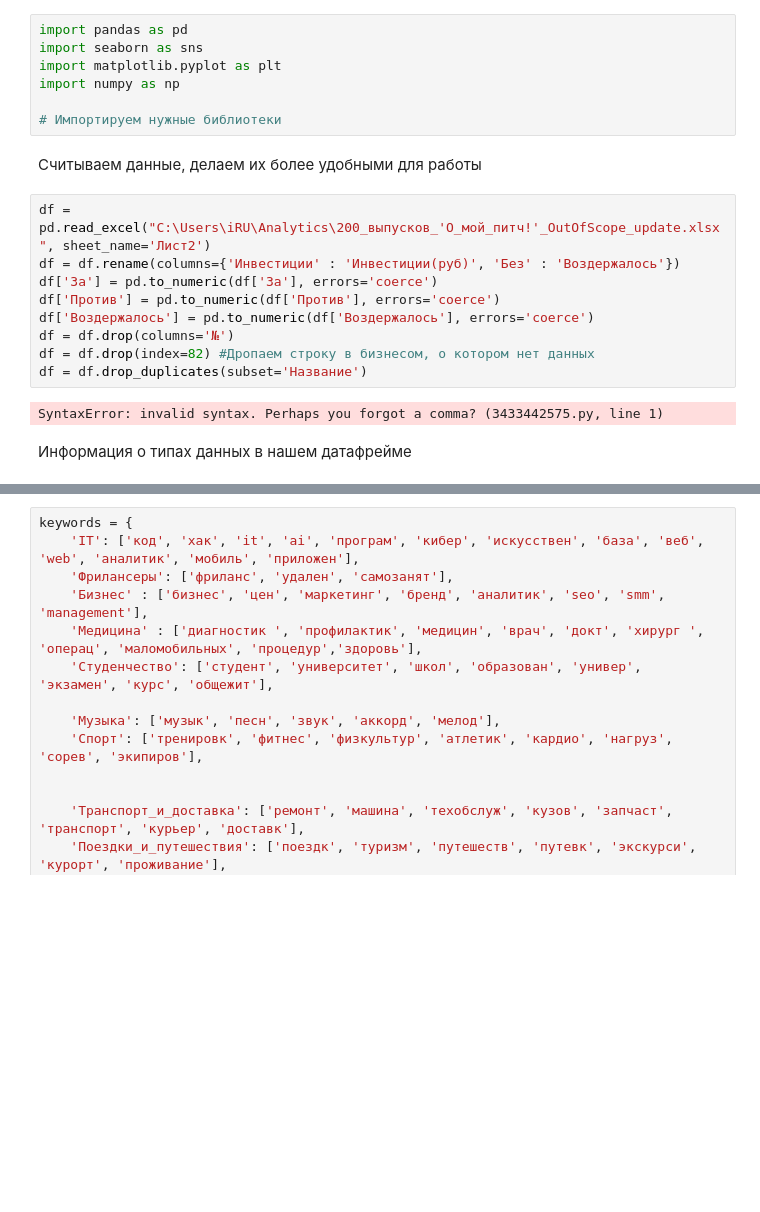
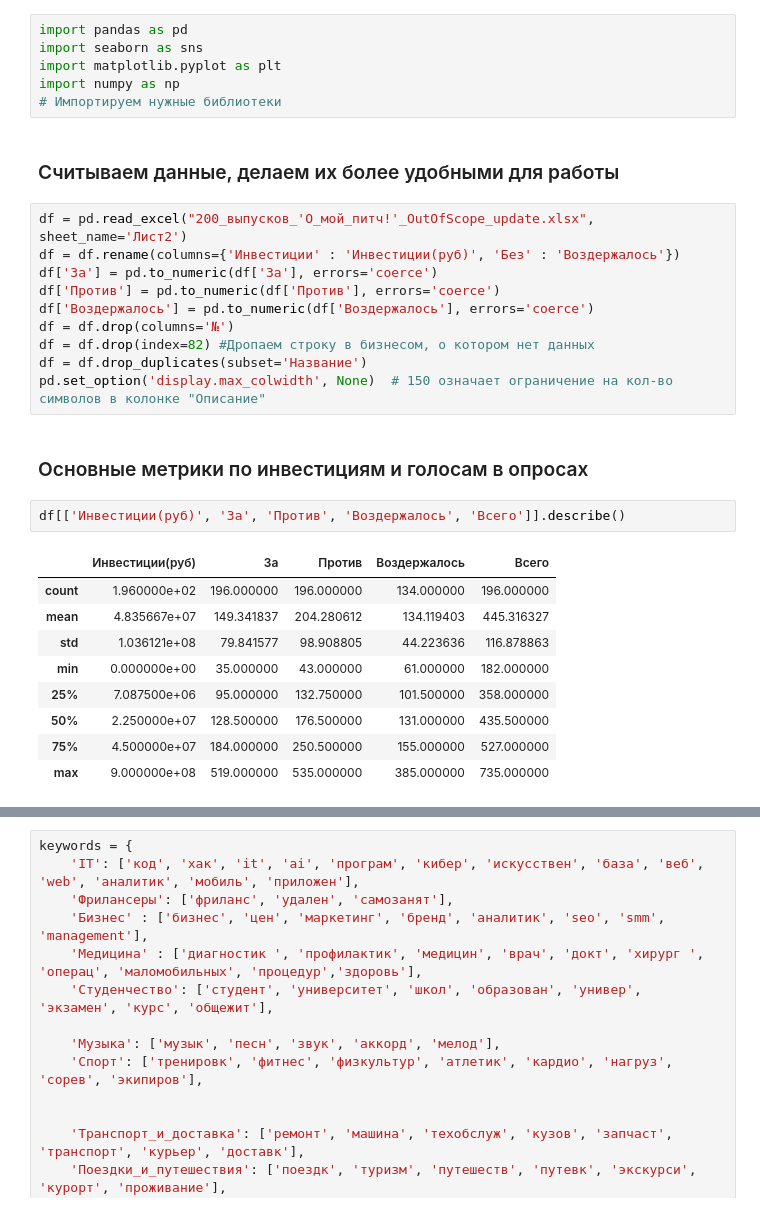
Before and after one commit to panchill/Startup-analytics, a Jupyter notebook: Startup_analytics.ipynb, the cells around one changed output, grey strips where cells are left out. Cells and saved outputs as stored; diff of their text form; blank space fills up the shorter version.

```diff
--- a/Startup_analytics.ipynb
+++ b/Startup_analytics.ipynb
@@ -3,12 +3,11 @@ import pandas as pd
 import seaborn as sns
 import matplotlib.pyplot as plt
 import numpy as np
-
 # Импортируем нужные библиотеки
 # %% [markdown]
-Считываем данные, делаем их более удобными для работы
+### Считываем данные, делаем их более удобными для работы
 # %%
-df = pd.read_excel("C:\Users\iRU\Analytics\200_выпусков_'О_мой_питч!'_OutOfScope_update.xlsx", sheet_name='Лист2')
+df = pd.read_excel("200_выпусков_'О_мой_питч!'_OutOfScope_update.xlsx", sheet_name='Лист2')
 df = df.rename(columns={'Инвестиции' : 'Инвестиции(руб)', 'Без' : 'Воздержалось'})
 df['За'] = pd.to_numeric(df['За'], errors='coerce')
 df['Против'] = pd.to_numeric(df['Против'], errors='coerce')
@@ -16,8 +15,19 @@ df['Воздержалось'] = pd.to_numeric(df['Воздержалось'], e
 df = df.drop(columns='№')
 df = df.drop(index=82) #Дропаем строку в бизнесом, о котором нет данных
 df = df.drop_duplicates(subset='Название')
+pd.set_option('display.max_colwidth', None)  # 150 означает ограничение на кол-во символов в колонке "Описание"
-# %% [output]
-SyntaxError: invalid syntax. Perhaps you forgot a comma? (3433442575.py, line 1)
-# %% [markdown]
-Информация о типах данных в нашем датафрейме
+# %% [markdown]
+### Основные метрики по инвестициям и голосам в опросах
+# %%
+df[['Инвестиции(руб)', 'За', 'Против', 'Воздержалось', 'Всего']].describe()
+# %% [output]
+|  | Инвестиции(руб) | За | Против | Воздержалось | Всего |
+| count | 1.960000e+02 | 196.000000 | 196.000000 | 134.000000 | 196.000000 |
+| mean | 4.835667e+07 | 149.341837 | 204.280612 | 134.119403 | 445.316327 |
+| std | 1.036121e+08 | 79.841577 | 98.908805 | 44.223636 | 116.878863 |
+| min | 0.000000e+00 | 35.000000 | 43.000000 | 61.000000 | 182.000000 |
+| 25% | 7.087500e+06 | 95.000000 | 132.750000 | 101.500000 | 358.000000 |
+| 50% | 2.250000e+07 | 128.500000 | 176.500000 | 131.000000 | 435.500000 |
+| 75% | 4.500000e+07 | 184.000000 | 250.500000 | 155.000000 | 527.000000 |
+| max | 9.000000e+08 | 519.000000 | 535.000000 | 385.000000 | 735.000000 |
 # %%
```
Also changed, not shown: parts of 19 cells of this notebook, 1 other file.
